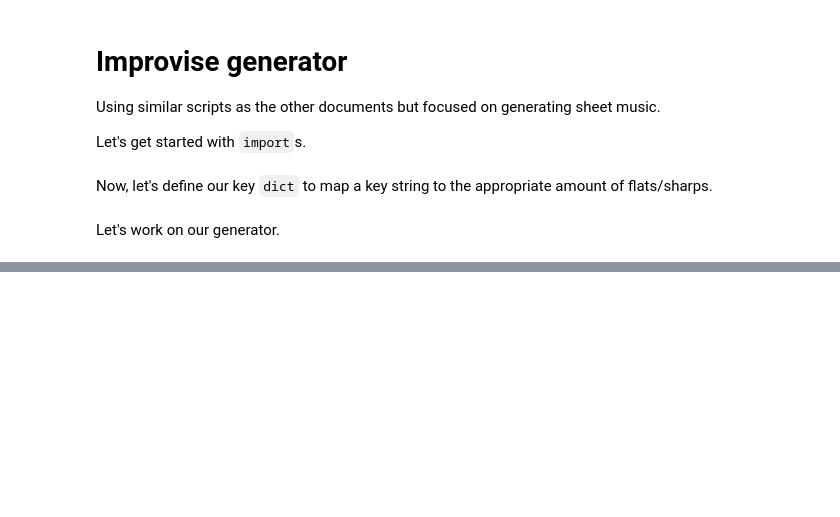
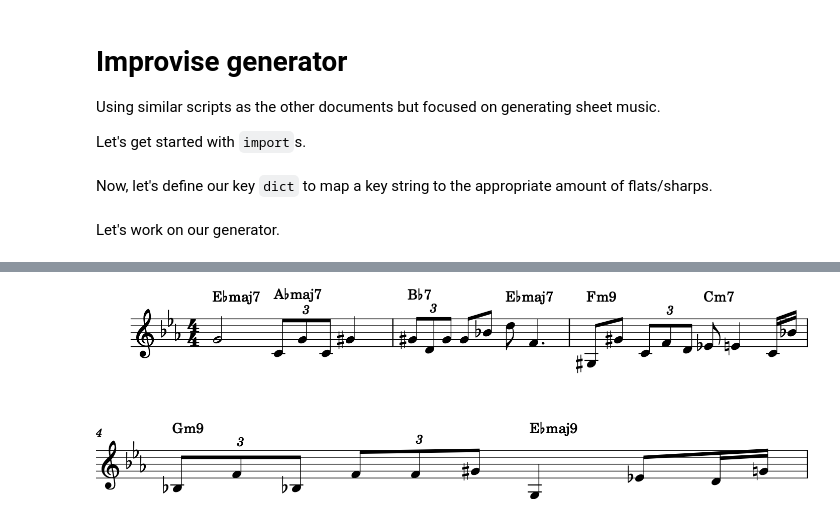
Before and after one commit to cwrightlibrary/JupyterNotationNotebooks, a Jupyter notebook: improvise-generator.ipynb, the cells around one changed output, grey strips where cells are left out. Saved outputs shown, nothing was run; the diff lists cells and outputs as text; code cells hidden in the pictures; blank space fills up the shorter version.

```diff
--- a/improvise-generator.ipynb
+++ b/improvise-generator.ipynb
@@ -254,0 +286,17 @@ generator.play_song()
+# %%
+song_key = "Eb"
+time_sig = "4/4"
+song_tempo = 80
+progression = {
+  1: ["E-maj7", "A-maj7"],
+  2: ["B-7", "E-maj7"],
+  3: ["Fm9", "Cm7"],
+  4: ["Gm9", "E-Maj9"]
+}
+
+generator = Generator(song_key, time_sig, song_tempo, progression)
+generator.song = generator.generate_song()
+# %%
+generator.print_song()
+# %% [output]
+[figure, added]
```
Also changed, not shown: parts of 7 cells of this notebook.
